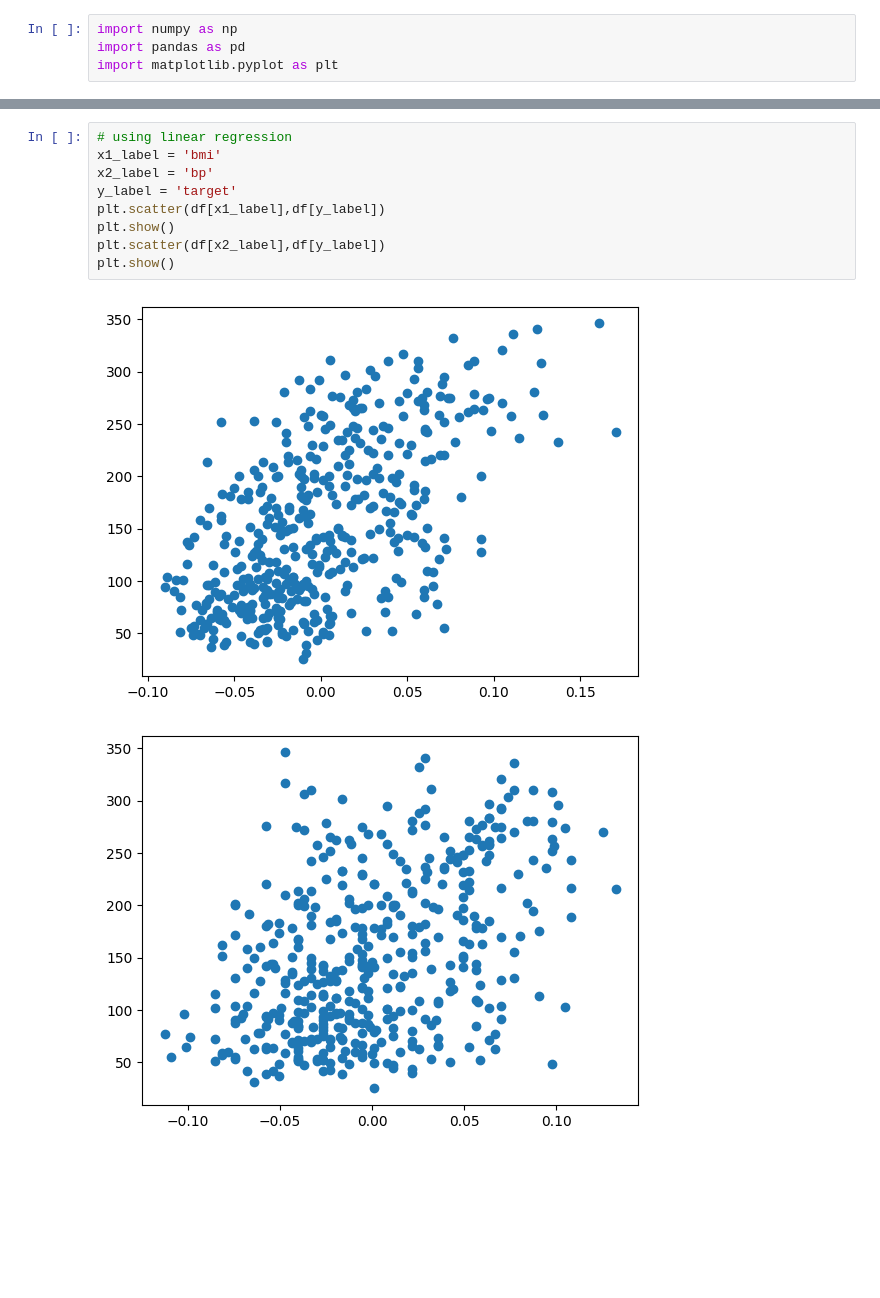
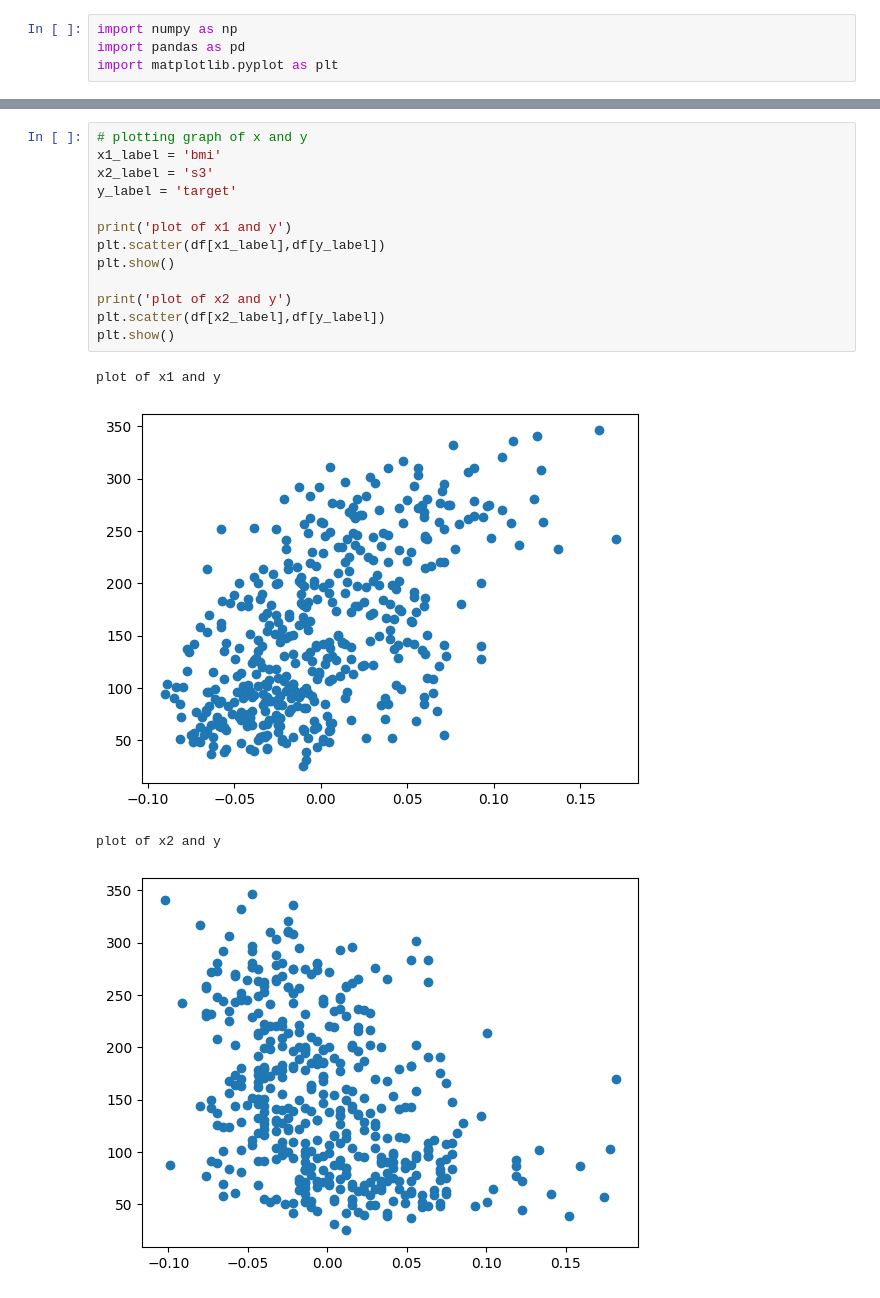
Before and after one commit to aniketmore311/ML_pracs, a Jupyter notebook: 2_multivariate_linear_regression/linear_regression.ipynb, the cells around one changed output, grey strips where cells are left out. Drawn from its saved outputs; the diff is of its cells as text; blank space fills up the shorter version.

```diff
--- a/2_multivariate_linear_regression/linear_regression.ipynb
+++ b/2_multivariate_linear_regression/linear_regression.ipynb
@@ -91,16 +67,22 @@ df.head()
 | 3 | -0.089063 | -0.044642 | -0.011595 | -0.036656 | 0.012191 | 0.024991 | -0.036038 | 0.034309 | 0.022688 | -0.009362 | 206.0 |
 | 4 | 0.005383 | -0.044642 | -0.036385 | 0.021872 | 0.003935 | 0.015596 | 0.008142 | -0.002592 | -0.031988 | -0.046641 | 135.0 |
 # %%
-# using linear regression
+# plotting graph of x and y
 x1_label = 'bmi'
-x2_label = 'bp'
+x2_label = 's3'
 y_label = 'target'
+
+print('plot of x1 and y')
 plt.scatter(df[x1_label],df[y_label])
 plt.show()
+
+print('plot of x2 and y')
 plt.scatter(df[x2_label],df[y_label])
 plt.show()
 # %% [output]
+plot of x1 and y
 [figure]
+plot of x2 and y
-[figure, old version]
+[figure, new version]
 # %%
 # extracting X and y
```
Also changed, not shown: parts of 9 cells of this notebook, 1 other file.
